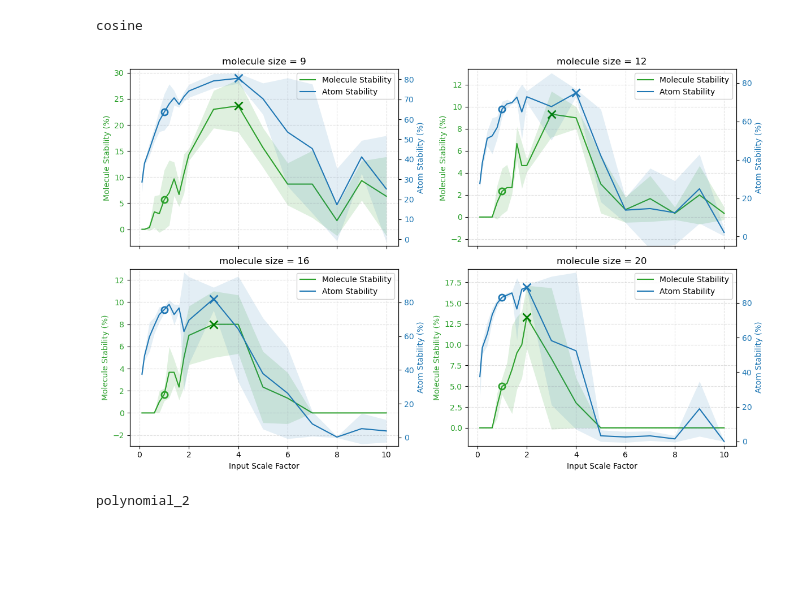
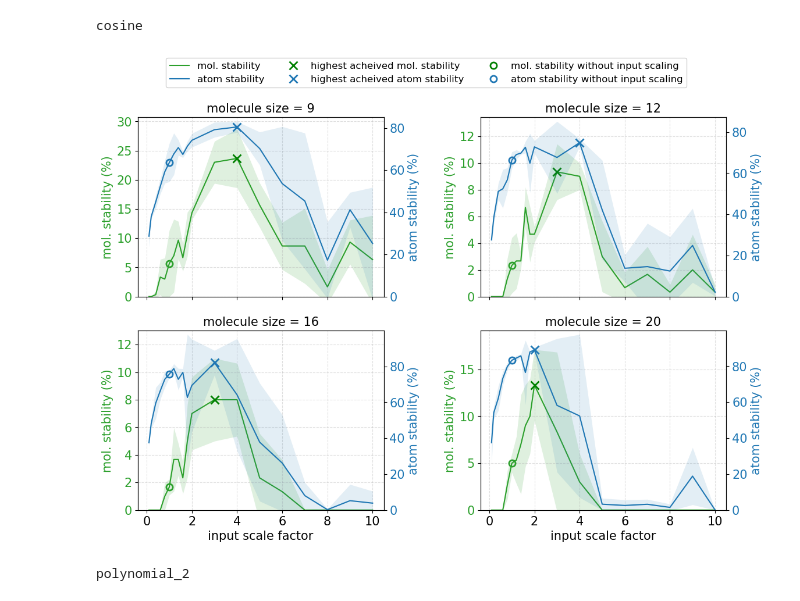
Before and after one commit to thelikhit/e3_diffusion_for_molecules, a Jupyter notebook: plots_rq1.ipynb, the cells around one changed output. Cells and saved outputs as stored; diff of their text form; code cells hidden in the pictures; blank space fills up the shorter version.

```diff
--- a/plots_rq1.ipynb
+++ b/plots_rq1.ipynb
@@ -5,18 +5,14 @@ import matplotlib.pyplot as plt
 from matplotlib.lines import Line2D
 # %%
 plt.rcParams.update({
-    "axes.labelsize": 12,
-    "axes.titlesize": 14,
-    "xtick.labelsize": 12,
-    "ytick.labelsize": 12,
-    "legend.fontsize": 8,
+    'font.size': 15,          # general font size
+    'axes.titlesize': 15,     # title
+    'axes.labelsize': 15,     # x and y labels
+    'xtick.labelsize': 15,    # x tick labels
+    'ytick.labelsize': 15,    # y tick labels
+    'legend.fontsize': 12     # legend
 })
 # %%
-import numpy as np
-import pandas as pd
-import matplotlib.pyplot as plt
-from matplotlib.lines import Line2D
-
 # Load CSV
 df = pd.read_csv("input_scaling_evaluation_log_rq1.csv")  # replace with your actual CSV filename
 
@@ -64,69 +60,98 @@ for noise_schedule, schedule_df in grouped.groupby("diffusion_noise_schedule"):
         color_left = "tab:green"
         ax_left.set_title(f"molecule size = {n_atoms}")
         ax_left.plot(x, y_mol, linestyle='-', markersize=6,
-                     color=color_left, label="Molecule Stability (mol_stable)")
+                     color=color_left, label="mol. stability")
         # shaded std for mol
         ax_left.fill_between(x,
                              y_mol - y_mol_std,
                              y_mol + y_mol_std,
                              color=color_left, alpha=0.15, linewidth=0)
 
-        ax_left.set_ylabel("Molecule Stability (%)", color=color_left)
+        ax_left.set_ylabel("mol. stability (%)", color=color_left)
         ax_left.tick_params(axis='y', labelcolor=color_left)
         # expand ylim a bit to accommodate std region
-        ax_left.set_ylim(max(mol_min - 5, (y_mol - y_mol_std).min() - 2),
-                         min(mol_max + 5 + (y_mol_std.max() if len(y_mol_std) else 0), (y_mol + y_mol_std).max() + 2))
+        ax_left.set_ylim(
+            0,
+            (y_mol + y_mol_std).max() + 2
+        )
         ax_left.grid(True, linestyle='--', alpha=0.4)
 
         # mark max of mean mol_stable
         idx_mol_max = int(np.nanargmax(y_mol))
         ax_left.plot(x[idx_mol_max], y_mol[idx_mol_max],
                      marker='x', markersize=10, markeredgewidth=2,
-                     color='green', zorder=5, label="Max mol_stable")
+                     color='green', zorder=5, label="highest acheived mol. stability")
 
         ax_right = ax_left.twinx()
         color_right = "tab:blue"
         ax_right.plot(x, y_atm, linestyle='-', markersize=6,
-                      color=color_right, label="Atom Stability (atm_stable)")
+                      color=color_right, label="atom stability")
         # shaded std for atm
         ax_right.fill_between(x,
                               y_atm - y_atm_std,
                               y_atm + y_atm_std,
                               color=color_right, alpha=0.12, linewidth=0)
 
-        ax_right.set_ylabel("Atom Stability (%)", color=color_right)
+        ax_right.set_ylabel("atom stability (%)", color=color_right)
         ax_right.tick_params(axis='y', labelcolor=color_right)
-        ax_right.set_ylim(max(atm_min - 5, (y_atm - y_atm_std).min() - 2),
-                          min(atm_max + 10 + (y_atm_std.max() if len(y_atm_std) else 0), (y_atm + y_atm_std).max() + 2))
+        ax_right.set_ylim(
+            0,
+            (y_atm + y_atm_std).max() + 2
+        )
+
 
         # highlight input_scale_factor == 1.0 if present
         if 1.0 in sub_df["input_scale_factor"].values:
             idx_1 = np.where(sub_df["input_scale_factor"].values == 1.0)[0][0]
             ax_left.plot(x[idx_1], y_mol[idx_1], marker='o', markersize=8,
                          markeredgewidth=2, markeredgecolor=color_left, markerfacecolor='none', zorder=6)
             ax_right.plot(x[idx_1], y_atm[idx_1], marker='o', markersize=8,
                           markeredgewidth=2, markeredgecolor=color_right, markerfacecolor='none', zorder=6)
 
         # mark max of mean atm_stable
         idx_atm_max = int(np.nanargmax(y_atm))
         ax_right.plot(x[idx_atm_max], y_atm[idx_atm_max],
                       marker='x', markersize=10, markeredgewidth=2,
-                      color=color_right, zorder=5, label="Max atm_stable")
+                      color=color_right, zorder=5, label="highest acheived atom stability")
 
         if i >= 2:
-           ax_left.set_xlabel("Input Scale Factor")
+           ax_left.set_xlabel("input scale factor")
 
-        # legend (keep same style)
-        handles = [
-            Line2D([0], [0], color=color_left, markersize=6, label="Molecule Stability"),
-            Line2D([0], [0], color=color_right, markersize=6, label="Atom Stability"),
-        ]
-        ax_left.legend(handles=handles, loc="upper right", framealpha=0.9)
 
     # plt.suptitle(f"Diffusion Noise Schedule: {noise_schedule}", fontsize=14, fontweight="bold")
-    plt.tight_layout(rect=[0, 0, 1, 0.95])
+    plt.tight_layout()
+
+    # --- GLOBAL LEGEND FOR X AND O MARKERS ---
+    legend_elements = [
+        Line2D([0], [0], color=color_left, markersize=6, label="mol. stability"),
+
+        Line2D([0], [0], color=color_right, markersize=6, label="atom stability"),
+
+        Line2D([0], [0], marker='x', color='green', linestyle='none',
+               markersize=10, markeredgewidth=2,
+               label="highest acheived mol. stability"),
+
+        Line2D([0], [0], marker='x', color='tab:blue', linestyle='none',
+               markersize=10, markeredgewidth=2,
+               label="highest acheived atom stability"),
+
+        Line2D([0], [0], marker='o', color='green', linestyle='none',
+               markersize=8, markeredgewidth=2, markerfacecolor='none',
+               label="mol. stability without input scaling"),
+
+        Line2D([0], [0], marker='o', color='tab:blue', linestyle='none',
+               markersize=8, markeredgewidth=2, markerfacecolor='none',
+               label="atom stability without input scaling"),
+    ]
+
+    fig.legend(handles=legend_elements,
+               loc="upper center",
+               ncol=3,
+               framealpha=0.9,
+               bbox_to_anchor=(0.5, 1.08))
+
     plt.show()
 # %% [output]
 cosine
-[figure, old version]
+[figure, new version]
 polynomial_2
```
Also changed, not shown: parts of 4 cells of this notebook, 3 other files.
